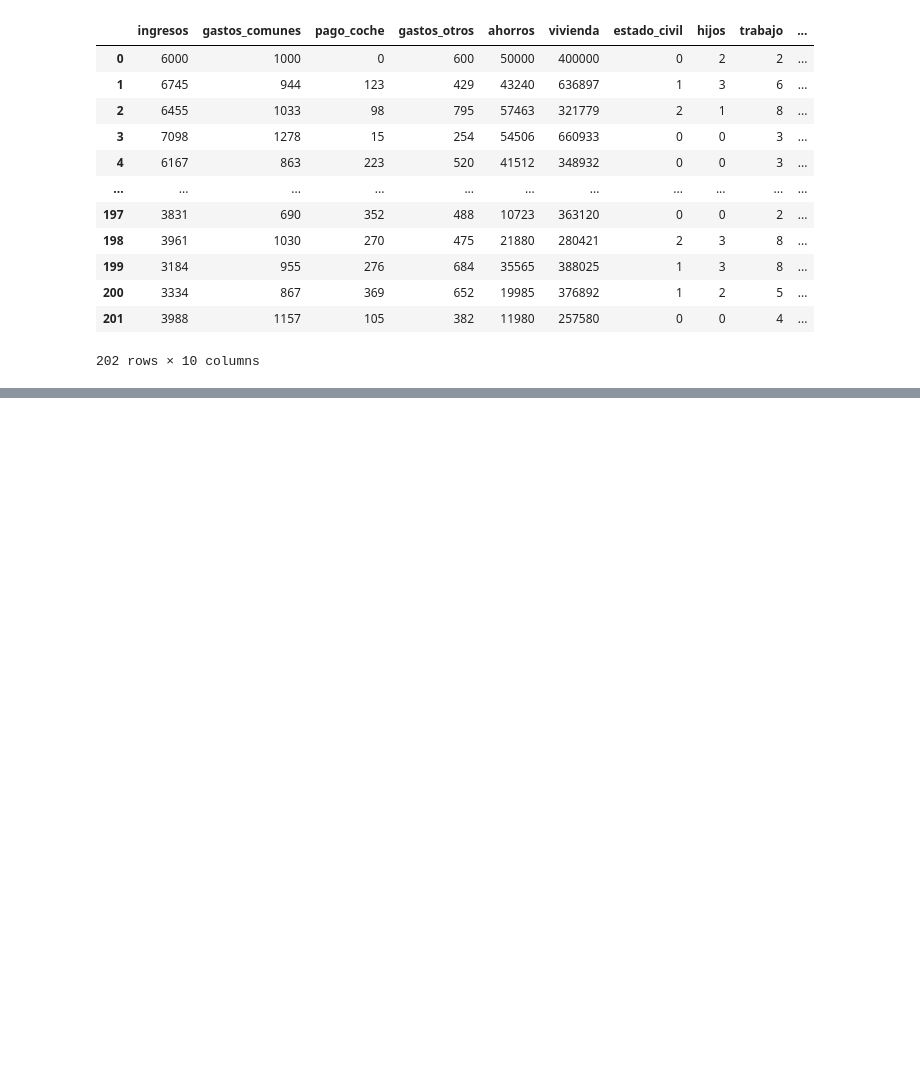
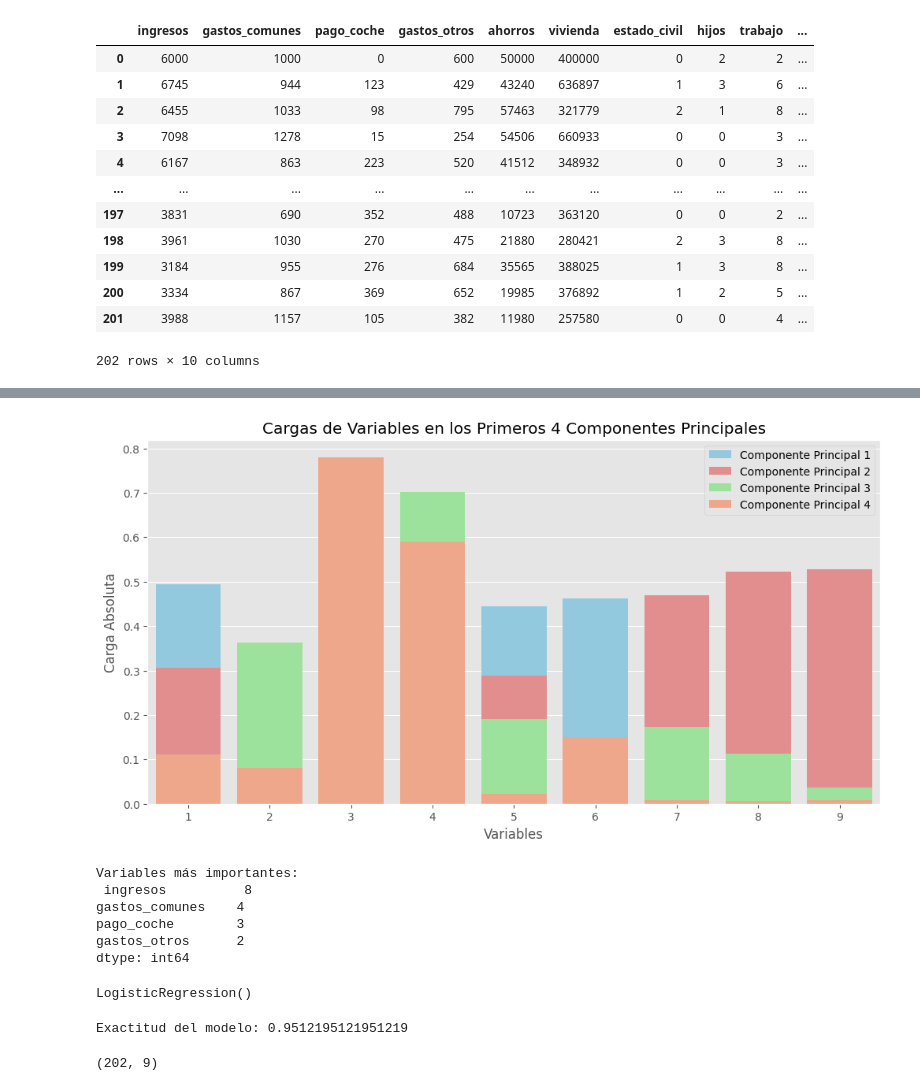
Before and after one commit to CesarOrtiz1994/Evaluacion2Extracion, a Jupyter notebook: ejercicio4.ipynb, the cells around one changed output, grey strips where cells are left out. Cells and saved outputs as stored; diff of their text form; code cells hidden in the pictures; blank space fills up the shorter version.

```diff
--- a/ejercicio4.ipynb
+++ b/ejercicio4.ipynb
@@ -109,0 +124,27 @@ plt.show()
+# %%
+# grafica personalizada para visualizar los 4 componentes principales
+plt.figure(figsize=(12, 6))
+sb.barplot(x=np.arange(1, X_scaled .shape[1] + 1), y=np.abs(autovectores_df.iloc[0]), color='skyblue', label='Componente Principal 1')
+sb.barplot(x=np.arange(1, X_scaled .shape[1] + 1), y=np.abs(autovectores_df.iloc[1]), color='lightcoral', label='Componente Principal 2')
+sb.barplot(x=np.arange(1, X_scaled  .shape[1] + 1), y=np.abs(autovectores_df.iloc[2]), color='lightgreen', label='Componente Principal 3')
+sb.barplot(x=np.arange(1, X_scaled .shape[1] + 1), y=np.abs(autovectores_df.iloc[3]), color='lightsalmon', label='Componente Principal 4')
+plt.xlabel('Variables')
+plt.ylabel('Carga Absoluta')
+plt.title('Cargas de Variables en los Primeros 4 Componentes Principales')
+plt.legend()
+plt.show()
+# %% [output]
+[figure, added]
+# %%
+# Seleccionar las 4 variables más importantes
+variables = autovectores_df.iloc[:, :4].abs().idxmax()
+print("Variables más importantes:\n", variables)
+
+variables_mas_importantes = nombres[variables]
+# %% [output]
+Variables más importantes:
+ ingresos          8
+gastos_comunes    4
+pago_coche        3
+gastos_otros      2
+dtype: int64
@@ -109,0 +155,17 @@ plt.show()
+# %%
+# Ajustar un modelo predictivo (por ejemplo, Regresión Logística)
+modelo = LogisticRegression()
+modelo.fit(X_train, y_train)
+# %% [output]
+LogisticRegression()
+# %%
+# Realizar predicciones y evaluar el rendimiento
+y_pred = modelo.predict(X_test)
+accuracy = accuracy_score(y_test, y_pred)
+print("Exactitud del modelo:", accuracy)
+# %% [output]
+Exactitud del modelo: 0.9512195121951219
+# %%
+print(X_pca.shape)
+# %% [output]
+(202, 9)
```
Also changed, not shown: parts of 15 cells of this notebook.
